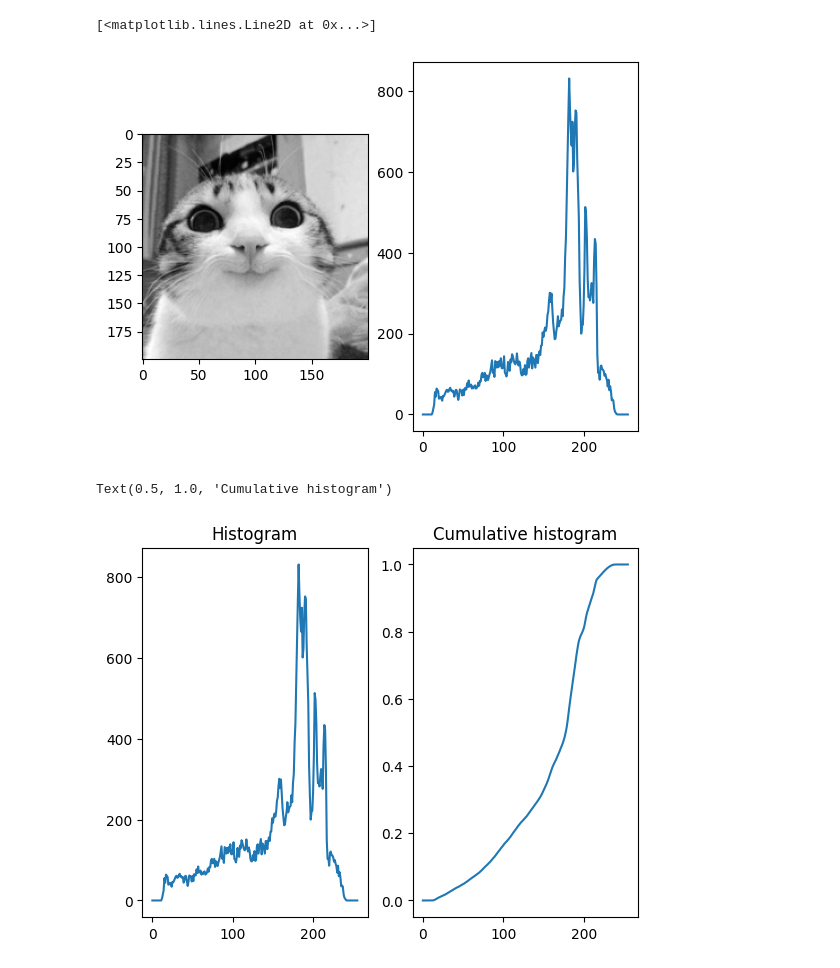
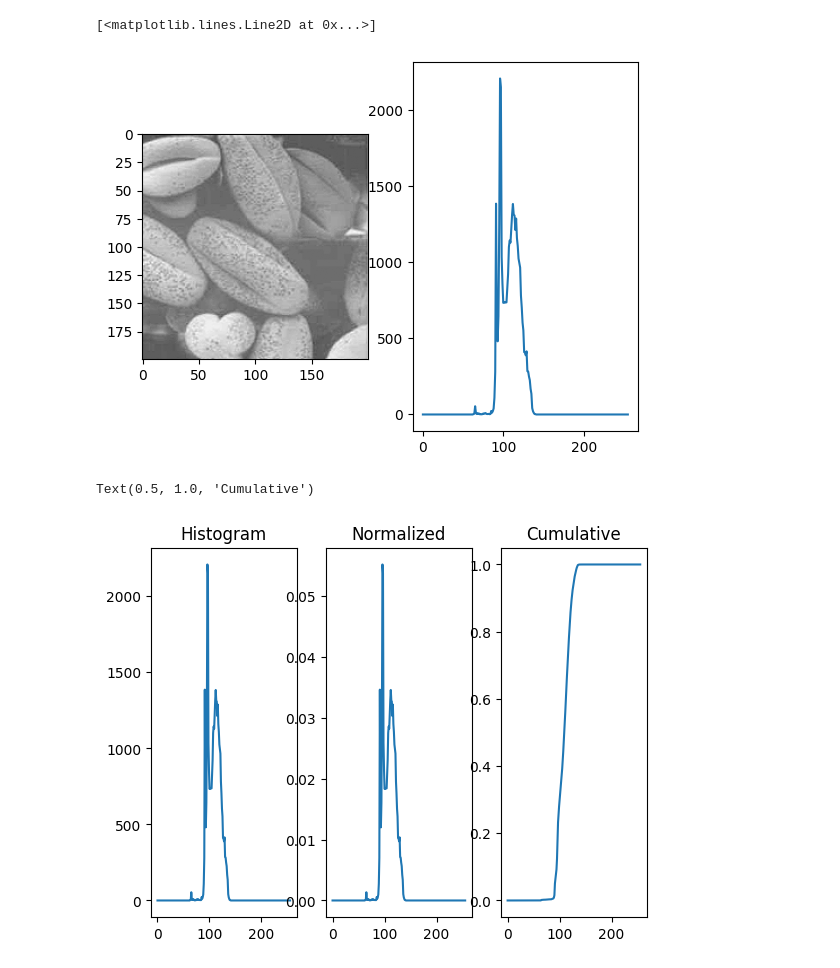
Before and after one commit to duskygloom/image_processing, a Jupyter notebook: PD/histogram_equalization.ipynb, the cells around one changed output. Saved outputs shown, nothing was run; the diff lists cells and outputs as text; code cells hidden in the pictures.

```diff
--- a/PD/histogram_equalization.ipynb
+++ b/PD/histogram_equalization.ipynb
@@ -5,7 +5,7 @@ import matplotlib.pyplot as plt
 # %%
 height, width = 200, 200
 # %%
-img = Image.open('../assets/smiling_cat.jpg').resize((height, width)).convert('L')
+img = Image.open('../assets/low_contrast_rbc.png').resize((height, width)).convert('L')
 arr = np.array(img)
 # %%
 fig, axes = plt.subplots(1, 2)
@@ -13,24 +13,32 @@ axes[0].imshow(img, 'gray')
 axes[1].plot(img.histogram())
 # %% [output]
 [<matplotlib.lines.Line2D at 0x...>]
-[figure, old version]
+[figure, new version]
+# %%
+# creating normalized histogram
+
+pdf = img.histogram()
+for i in range(len(pdf)):
+    pdf[i] = pdf[i] / (height * width)
 # %%
 # creating normalized cumulative histogram
 
-cum_hist = img.histogram()
+cdf = img.histogram()
 total = 0
-for i in range(len(cum_hist)):
-    total += cum_hist[i]
-    cum_hist[i] = total / (height * width)
+for i in range(len(cdf)):
+    total += pdf[i]
+    cdf[i] = total
 # %%
-fig, axes = plt.subplots(1, 2)
+fig, axes = plt.subplots(1, 3)
 axes[0].plot(img.histogram())
 axes[0].set_title('Histogram')
-axes[1].plot(cum_hist)
-axes[1].set_title('Cumulative histogram')
+axes[1].plot(pdf)
+axes[1].set_title('Normalized')
+axes[2].plot(cdf)
+axes[2].set_title('Cumulative')
 # %% [output]
-Text(0.5, 1.0, 'Cumulative histogram')
+Text(0.5, 1.0, 'Cumulative')
-[figure, old version]
+[figure, new version]
 # %%
 better_arr = arr.copy()
 for i in range(height):
```
Also changed, not shown: parts of 2 cells of this notebook, 9 other files.
